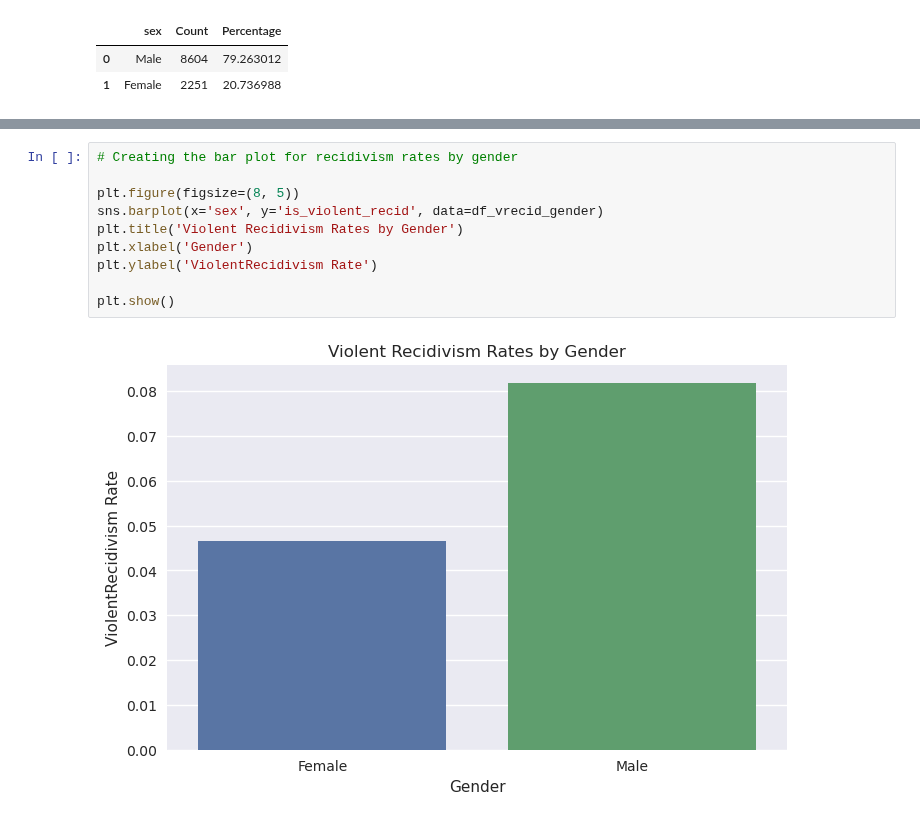
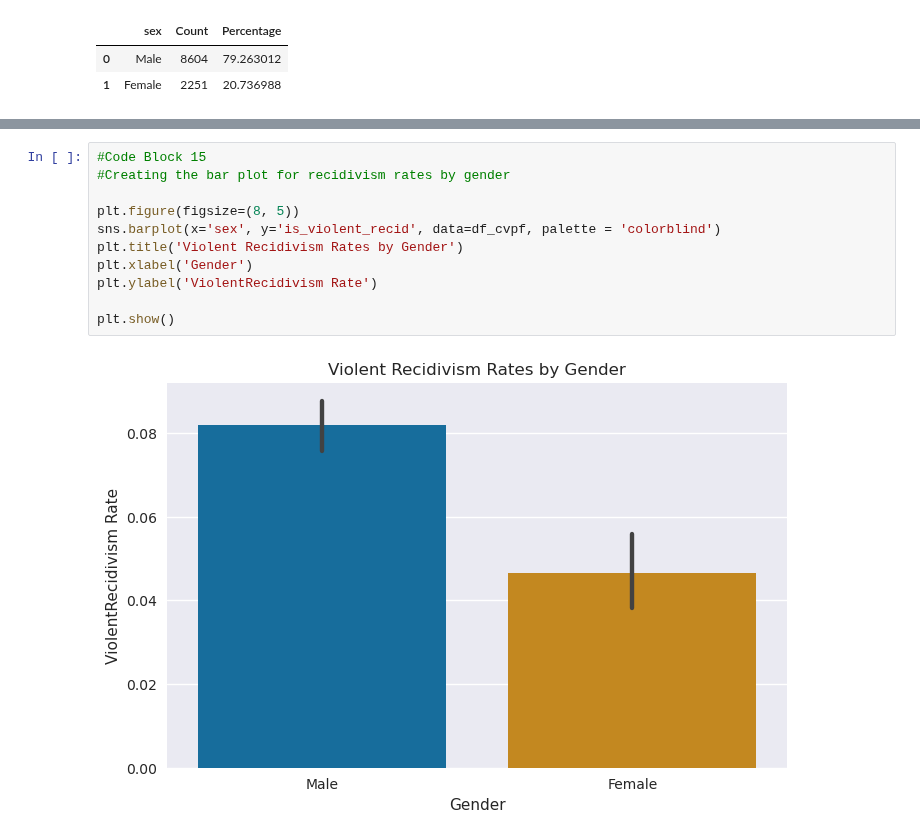
Before and after one commit to chance-roberts/DATA6550-Bias, a Jupyter notebook: Code/Noblit/ANoblit_Group6_P1.ipynb, the cells around one changed output, grey strips where cells are left out. Drawn from its saved outputs; the diff is of its cells as text.

```diff
--- a/Code/Noblit/ANoblit_Group6_P1.ipynb
+++ b/Code/Noblit/ANoblit_Group6_P1.ipynb
@@ -184,12 +240,13 @@ df_vrecid_gender.head()
 # %%
-# Creating the bar plot for recidivism rates by gender
+#Code Block 15
+#Creating the bar plot for recidivism rates by gender
 
 plt.figure(figsize=(8, 5))
-sns.barplot(x='sex', y='is_violent_recid', data=df_vrecid_gender)
+sns.barplot(x='sex', y='is_violent_recid', data=df_cvpf, palette = 'colorblind')
 plt.title('Violent Recidivism Rates by Gender')
 plt.xlabel('Gender')
 plt.ylabel('ViolentRecidivism Rate')
 
 plt.show()
 # %% [output]
-[figure, old version]
+[figure, new version]
```
Also changed, not shown: parts of 11 cells of this notebook.
